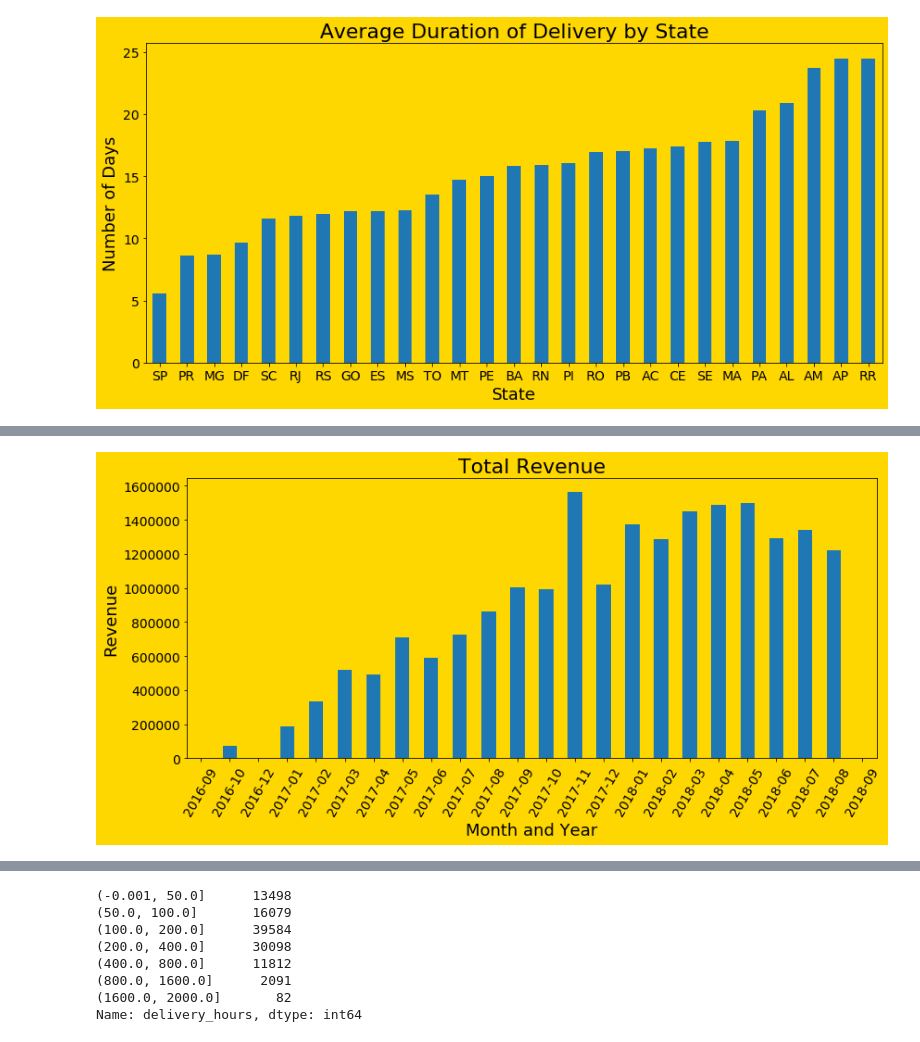
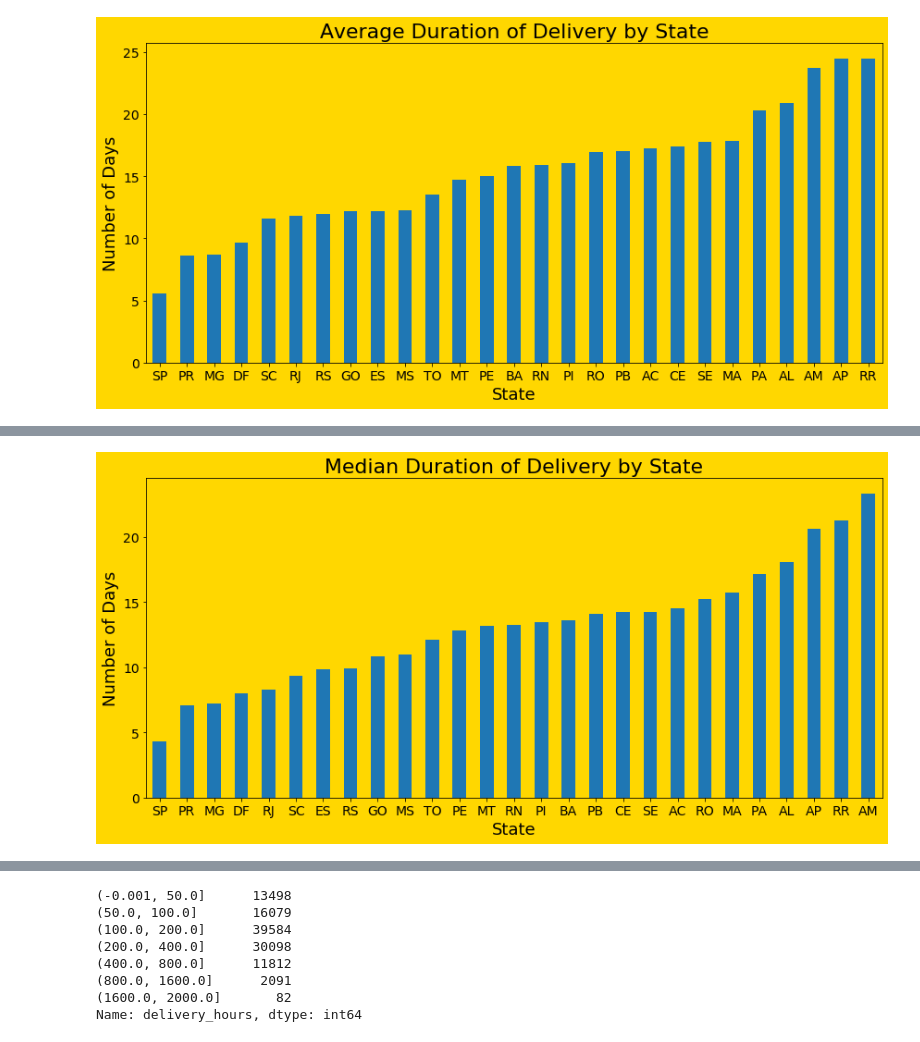
Before and after one commit to RossReisman/Data-Analyst-Portfolio, a Jupyter notebook: Python/brazil/visualizations.ipynb, the cells around one changed output, grey strips where cells are left out. Drawn from its saved outputs; the diff is of its cells as text; code cells hidden in the pictures.

```diff
--- a/Python/brazil/visualizations.ipynb
+++ b/Python/brazil/visualizations.ipynb
@@ -197,0 +176,2 @@ revenue_over_time = master_df.groupby(['order_month_year'])['payment_value'].sum
+# %%
+med_days_by_state = master_df.groupby(['customer_state'])['delivery_days'].median().sort_values()
@@ -198,13 +198,13 @@ revenue_over_time = master_df.groupby(['order_month_year'])['payment_value'].sum
 # %%
 plt.rcParams.update({'axes.facecolor':'gold'})
 plt.figure(figsize=(12,6), facecolor='gold')
-revenue_over_time.plot(kind='bar')
-plt.xlabel('Month and Year', fontsize=18)
-plt.ylabel('Revenue', fontsize=18)
-plt.xticks(fontsize=14, rotation=60)
+med_days_by_state.plot(kind='bar')
+plt.xlabel('State', fontsize=18)
+plt.ylabel('Number of Days', fontsize=18)
+plt.xticks(fontsize=14, rotation=0)
 plt.yticks(fontsize=14)
-plt.title('Total Revenue', fontsize=22)
+plt.title('Median Duration of Delivery by State', fontsize=22)
 plt.tight_layout()
 plt.show()
 # %% [output]
-[figure, old version]
+[figure, new version]
```
Also changed, not shown: parts of 13 cells of this notebook.
